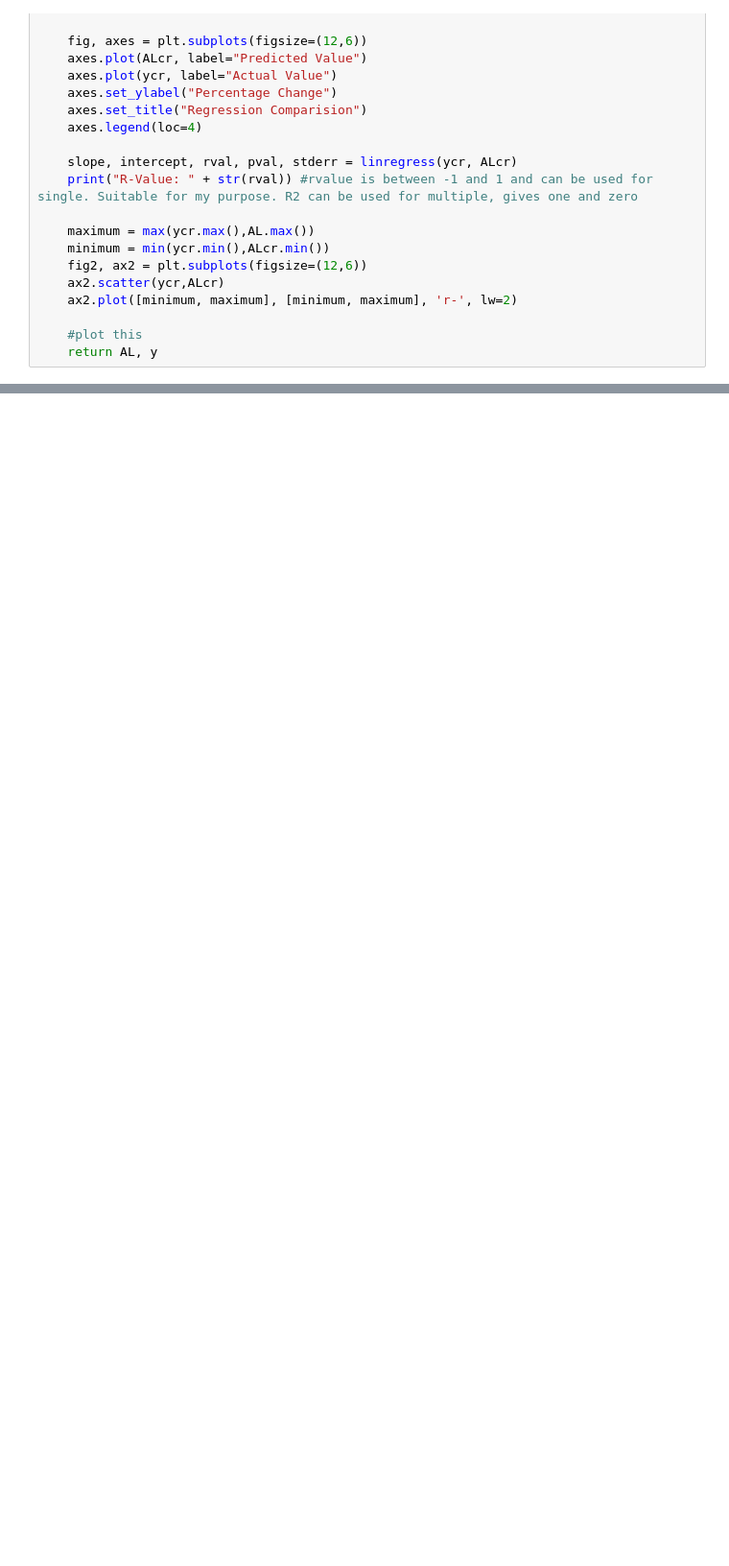
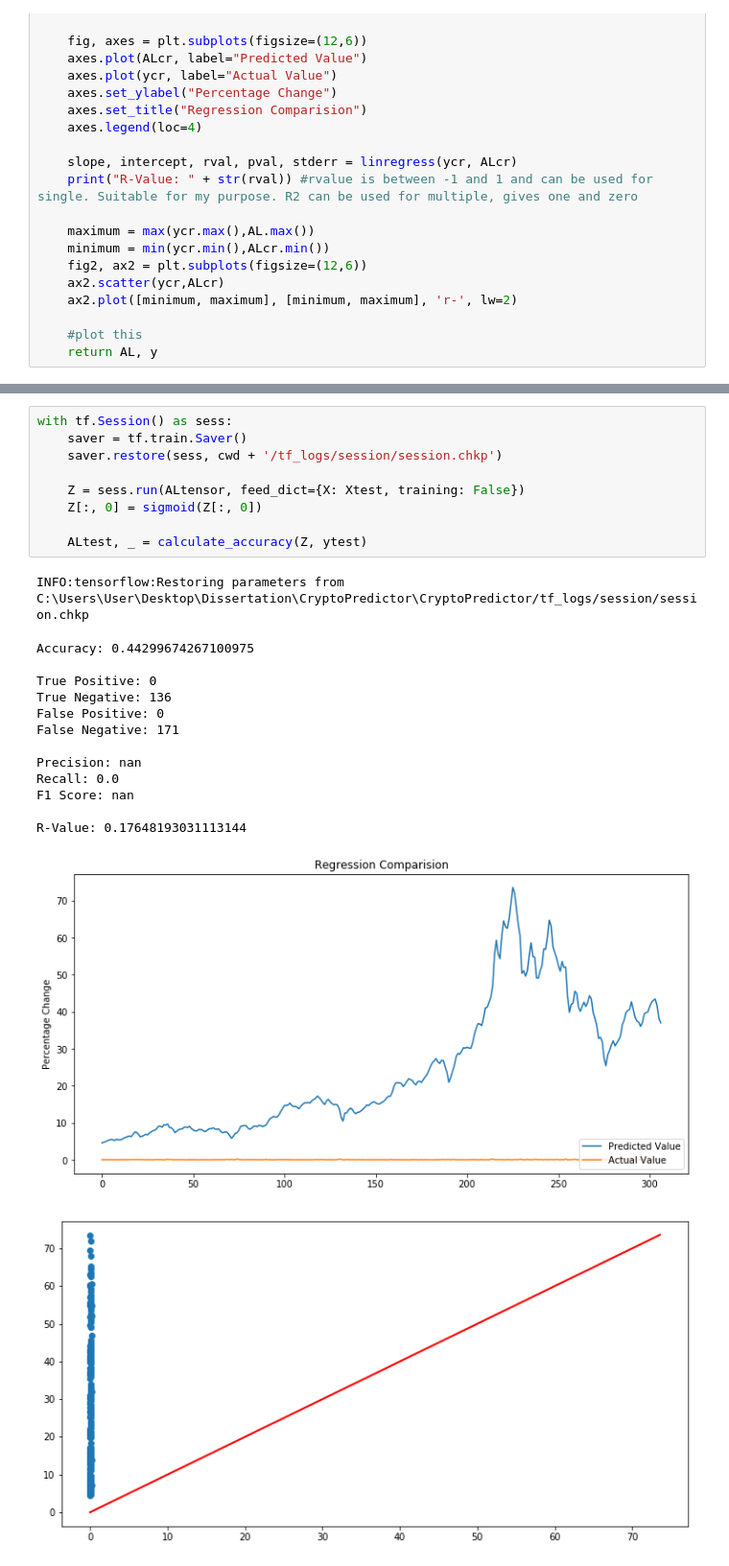
Before and after one commit to warproxxx/CryptoPredictor, a Jupyter notebook: CryptoPredictor/TensorFlow.ipynb, the cells around one changed output, grey strips where cells are left out. Shown at 96% size. Drawn from its saved outputs; the diff is of its cells as text; blank space fills up the shorter version.

```diff
--- a/CryptoPredictor/TensorFlow.ipynb
+++ b/CryptoPredictor/TensorFlow.ipynb
@@ -298 +246,26 @@ R-Value: 0.05016602609857674
+# %%
+with tf.Session() as sess:
+    saver = tf.train.Saver()
+    saver.restore(sess, cwd + '/tf_logs/session/session.chkp')
+
+    Z = sess.run(ALtensor, feed_dict={X: Xtest, training: False})
+    Z[:, 0] = sigmoid(Z[:, 0])
+
+    ALtest, _ = calculate_accuracy(Z, ytest)
+# %% [output]
+INFO:tensorflow:Restoring parameters from C:\Users\User\Desktop\Dissertation\CryptoPredictor\CryptoPredictor/tf_logs/session/session.chkp
+Accuracy: 0.44299674267100975
+
+True Positive: 0
+True Negative: 136
+False Positive: 0
+False Negative: 171
+
+Precision: nan
+Recall: 0.0
+F1 Score: nan
+
+R-Value: 0.17648193031113144
+[figure, added]
+[figure, added]
 # %%
```
Also changed, not shown: parts of 14 cells of this notebook, 8 other files.
